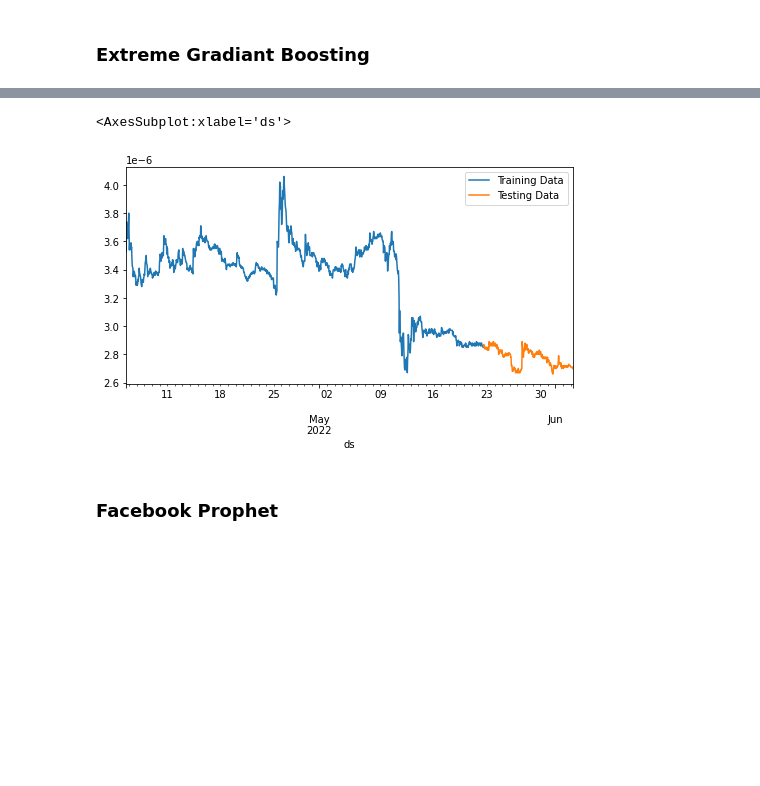
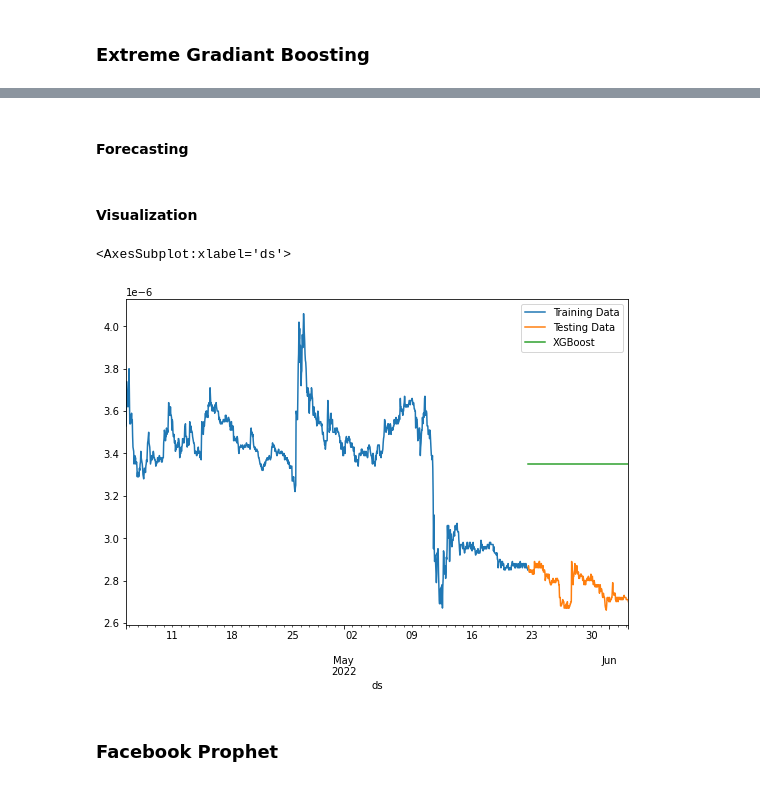
Before and after one commit to faGH/fa.intelligence.notebooks, a Jupyter notebook: labs/market_trading/bifrost.ipynb, the cells around one changed output, grey strips where cells are left out. Drawn from its saved outputs; the diff is of its cells as text; code cells hidden in the pictures; blank space fills up the shorter version.

Commit message:
[DEV]: Experimentation with XGBoost for forecasting.

```diff
--- a/labs/market_trading/bifrost.ipynb
+++ b/labs/market_trading/bifrost.ipynb
@@ -164,0 +165,11 @@ model = xgb.XGBRegressor()
+# %%
+xgb_data = featurized_market_data['DOGE_BTC'].dropna().drop(columns=['DOGE_BTC_time'])
+pair_data_train, pair_data_test = split_training_test_data(xgb_data)
+
+xgb_y_train = pair_data_train.DOGE_BTC_close
+xgb_y_test = pair_data_test.DOGE_BTC_close
+xgb_x_train = pair_data_train.drop(columns=['DOGE_BTC_close'])
+xgb_x_test = pair_data_test.drop(columns=['DOGE_BTC_close'])
+
+xgb_train = xgb.DMatrix(data=xgb_x_train, label=xgb_y_train)
+xgb_test = xgb.DMatrix(data=xgb_x_test, label=xgb_y_test)
@@ -164,0 +178,10 @@ model = xgb.XGBRegressor()
+# %%
+parameters = {'learning_rate': 0.1,
+              'max_depth': 3,
+              'colsample_bytree': 1,
+              'subsample': 1,
+              'min_child_weight': 1,
+              'gamma': 1,
+              'random_state': 1502,
+              'eval_metric': "rmse",
+              'objective': "reg:squarederror"}
@@ -164,0 +190,6 @@ model = xgb.XGBRegressor()
+# %%
+model = xgb.train(params = parameters,
+                  dtrain = xgb_train,
+                  num_boost_round = 10000,
+                  evals = [(xgb_test, 'DOGE_BTC_close')],
+                  verbose_eval = 15)
@@ -165,11 +214,17 @@ model = xgb.XGBRegressor()
+# %% [markdown]
+#### Forecasting
+# %%
+predictions_xgb = pd.Series(model.predict(xgb_test), name = 'XGBoost')
+predictions_xgb.index = pair_data_test.index
+# %% [markdown]
+#### Visualization
 # %%
-pair_data_train, pair_data_test = split_training_test_data(featurized_market_data['DOGE_BTC'].dropna())
-
-pair_data_train['DOGE_BTC_close'].rename('Training Data').plot(figsize=(8,4), legend=True)
-pair_data_test['DOGE_BTC_close'].rename('Testing Data').plot(legend=True)
+pair_data_train['DOGE_BTC_close'].rename('Training Data').plot(figsize = (9,6), legend = True)
+pair_data_test['DOGE_BTC_close'].rename('Testing Data').plot(legend = True)
+predictions_xgb.plot(legend = True)
 # %% [output]
 <AxesSubplot:xlabel='ds'>
-[figure, old version]
+[figure, new version]
 # %% [markdown]
 ### Facebook Prophet
 # %%
```
Also changed, not shown: parts of 8 cells of this notebook.
